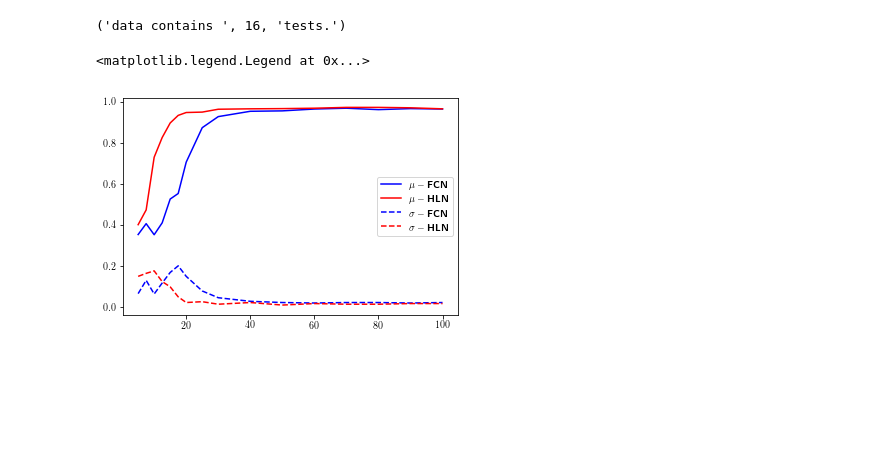
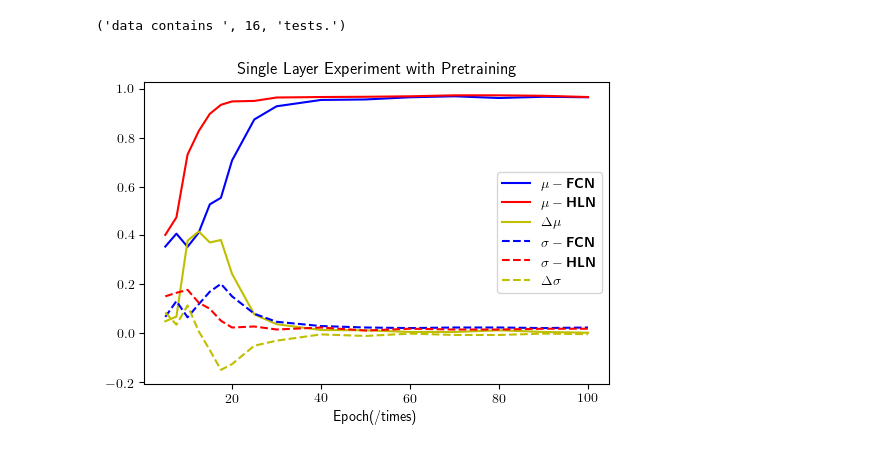
Before and after one commit to hiroki-kyoto/hybrid-learning-net, a Jupyter notebook: Untitled.ipynb, the cells around one changed output. Drawn from its saved outputs; the diff is of its cells as text; code cells hidden in the pictures; blank space fills up the shorter version.

```diff
--- a/Untitled.ipynb
+++ b/Untitled.ipynb
@@ -8,6 +8,7 @@ matplotlib.rcParams['text.latex.preamble'] = [
        r'\AtBeginDocument{\begin{CJK}{UTF8}{gbsn}}',
        r'\AtEndDocument{\end{CJK}}',
 ]
+
 import matplotlib.pyplot as plt
 import numpy as np
 import sys
@@ -18,33 +19,45 @@ num = 30
 f = file(fp)
 n = 0
 s = f.readline()
 while(s!=''):
     n += 1
     s = f.readline()
 print('data contains ', n, 'tests.')
 x = np.zeros(n)
 mb = np.zeros(n)
 mh = np.zeros(n)
+md = np.zeros(n)
 sb = np.zeros(n)
 sh = np.zeros(n)
+sd = np.zeros(n)
 f = file(fp)
 for i in range(n):
     s = f.readline()
     arr = s.split(' ')
     x[i] = float(arr[0])/100
     mb[i] = float(arr[1])
     mh[i] = float(arr[2])
+    md[i] = mh[i] - mb[i]
     sb[i] = np.sqrt(float(arr[3]))
     sh[i] = np.sqrt(float(arr[4]))
+    sd[i] = sh[i] - sb[i]
+fig = plt.figure(dpi=100)
 plt.plot(x, mb, 'b-')
 plt.plot(x, mh, 'r-')
+plt.plot(x, md, 'y-')
 plt.plot(x, sb, 'b--')
 plt.plot(x, sh, 'r--')
+plt.plot(x, sd, 'y--')
 plt.legend([r'$\mu-\textbf{FCN}$', \
             r'$\mu-\textbf{HLN}$', \
+            r'$\Delta\mu$', \
             r'$\sigma-\textbf{FCN}$', \
-            r'$\sigma-\textbf{HLN}$'])
+            r'$\sigma-\textbf{HLN}$', \
+            r'$\Delta\sigma$'\
+            ])
+plt.title('Single Layer Experiment with Pretraining')
+plt.xlabel('Epoch(/times)')
+fig.savefig('single_layer.png', dpi=100)
 # %% [output]
 ('data contains ', 16, 'tests.')
-<matplotlib.legend.Legend at 0x...>
-[figure, old version]
+[figure, new version]
```
Also changed, not shown: parts of 2 cells of this notebook, 25 other files.
